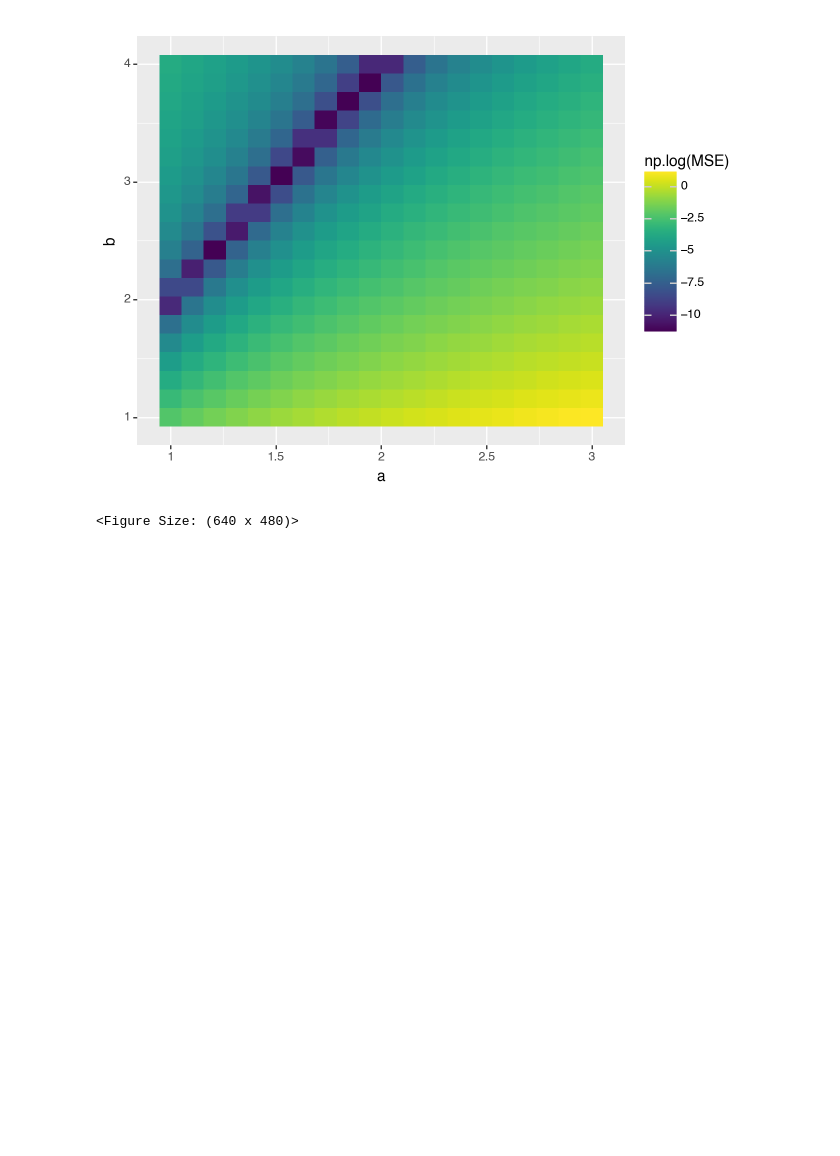
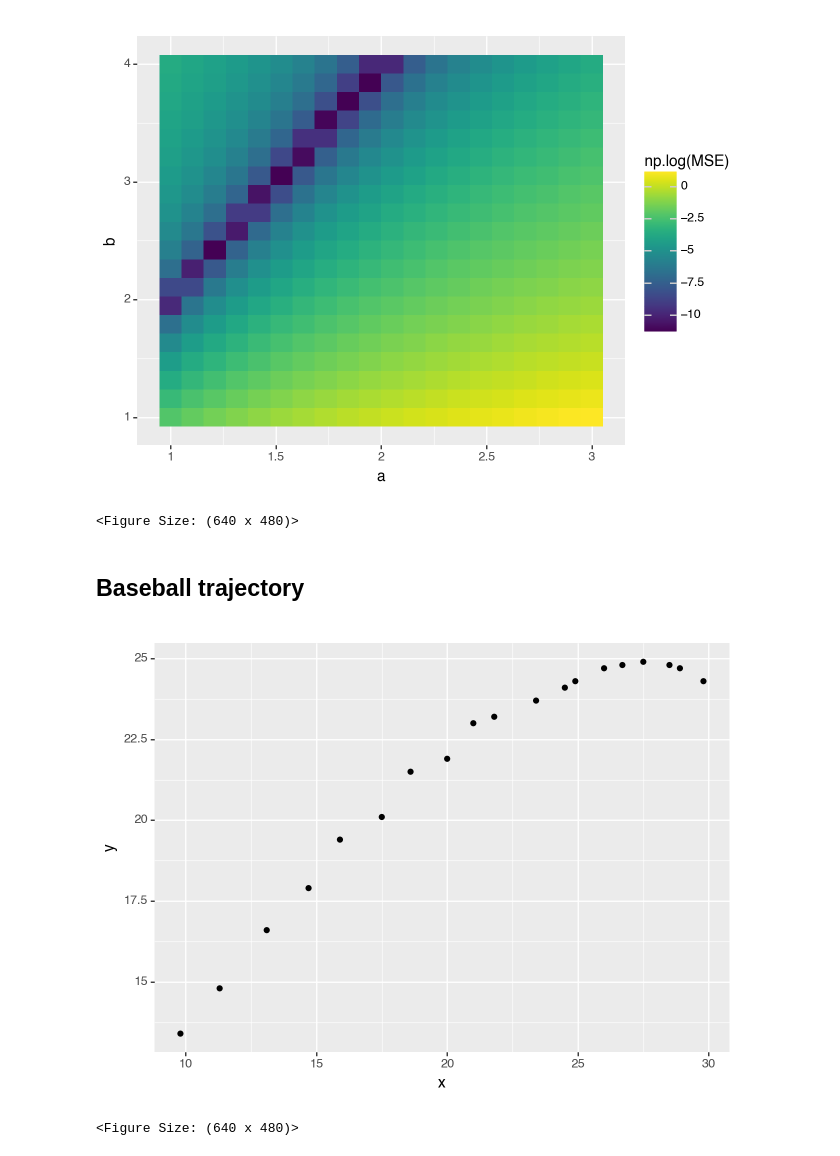
Before and after one commit to zdelrosario/pdo-notes, a Jupyter notebook: 2026/day06.ipynb, the cells around one changed output. Drawn from its saved outputs; the diff is of its cells as text; code cells hidden in the pictures; blank space fills up the shorter version.

```diff
--- a/2026/day06.ipynb
+++ b/2026/day06.ipynb
@@ -279,3 +279,17 @@ model: Unidentifiabl (Fitted)
 # %% [output]
 [figure]
 <Figure Size: (640 x 480)>
+# %% [markdown]
+## Baseball trajectory
+# %%
+from grama.data import df_trajectory_windowed, df_trajectory_full
+from grama.models import make_trajectory_linear
+
+(
+    df_trajectory_windowed
+    >> gr.ggplot(gr.aes("x", "y"))
+    + gr.geom_point()
+)
+# %% [output]
+[figure, added]
+<Figure Size: (640 x 480)>
```
Also changed, not shown: parts of 10 cells of this notebook.
